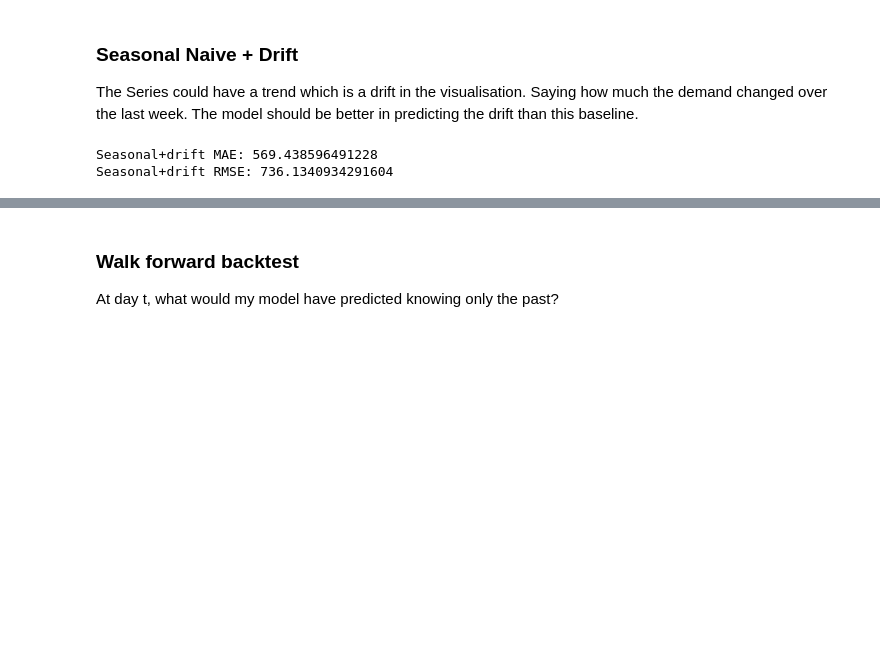
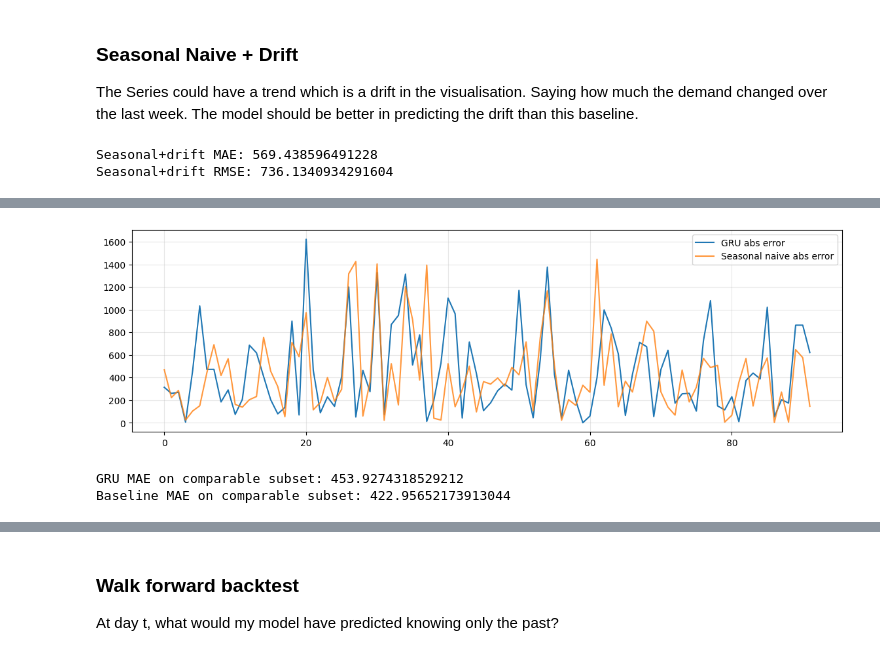
Before and after one commit to Mrschiss/IndusAnalProj, a Jupyter notebook: src/rnn.ipynb, the cells around one changed output, grey strips where cells are left out. Saved outputs shown, nothing was run; the diff lists cells and outputs as text; code cells hidden in the pictures; blank space fills up the shorter version.

```diff
--- a/src/rnn.ipynb
+++ b/src/rnn.ipynb
@@ -472,0 +495,29 @@ Seasonal+drift RMSE: 736.1340934291604
+# %%
+# baseline seasonal 7 for the SAME test dates
+s_test = df_test["total_units_sold"].copy()
+base = s_test.shift(7)
+
+# Align with test sequence
+test_dates = df_test.index[SEQ_LEN:]
+base_aligned = base.loc[test_dates].values.reshape(-1,1)
+
+# Remove the first 7 days where baseline is NaN
+mask = ~np.isnan(base_aligned.ravel()) # Inverted
+
+gru_err = np.abs(y_test_inv.ravel()[mask] - test_preds_inv.ravel()[mask])
+base_err = np.abs(y_test_inv.ravel()[mask] - base_aligned.ravel()[mask])
+
+plt.figure(figsize=(14,4))
+plt.plot(gru_err, label="GRU abs error")
+plt.plot(base_err, label="Seasonal naive abs error", alpha=0.8)
+plt.legend()
+plt.grid(alpha=0.3)
+plt.savefig(r"../graphs/rnn/GRU_compared_to_Baseline.png", dpi=300, bbox_inches="tight")
+plt.show()
+
+print("GRU MAE on comparable subset:", gru_err.mean())
+print("Baseline MAE on comparable subset:", base_err.mean())
+# %% [output]
+[figure, added]
+GRU MAE on comparable subset: 453.9274318529212
+Baseline MAE on comparable subset: 422.95652173913044
```
Also changed, not shown: parts of 8 cells of this notebook, 2 other files.
